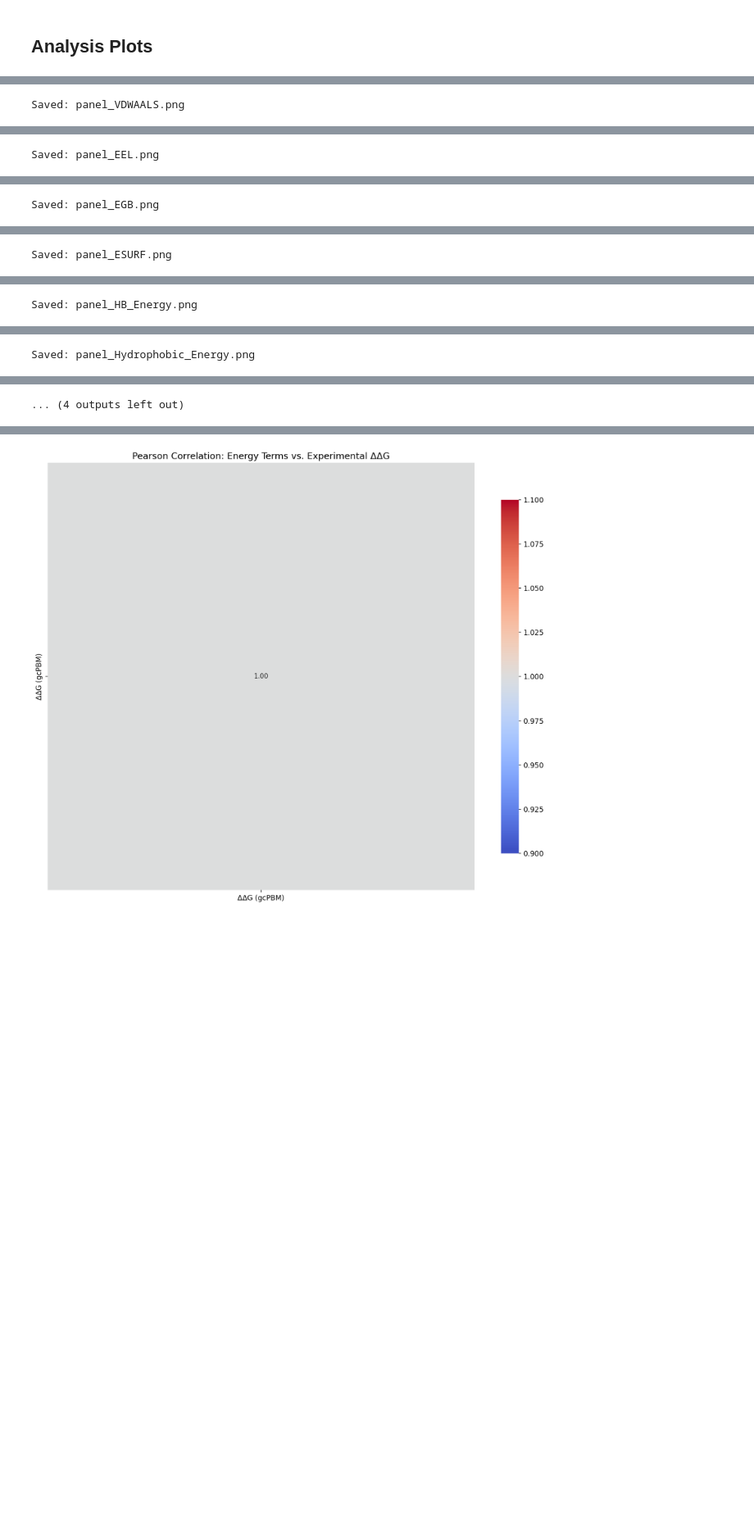
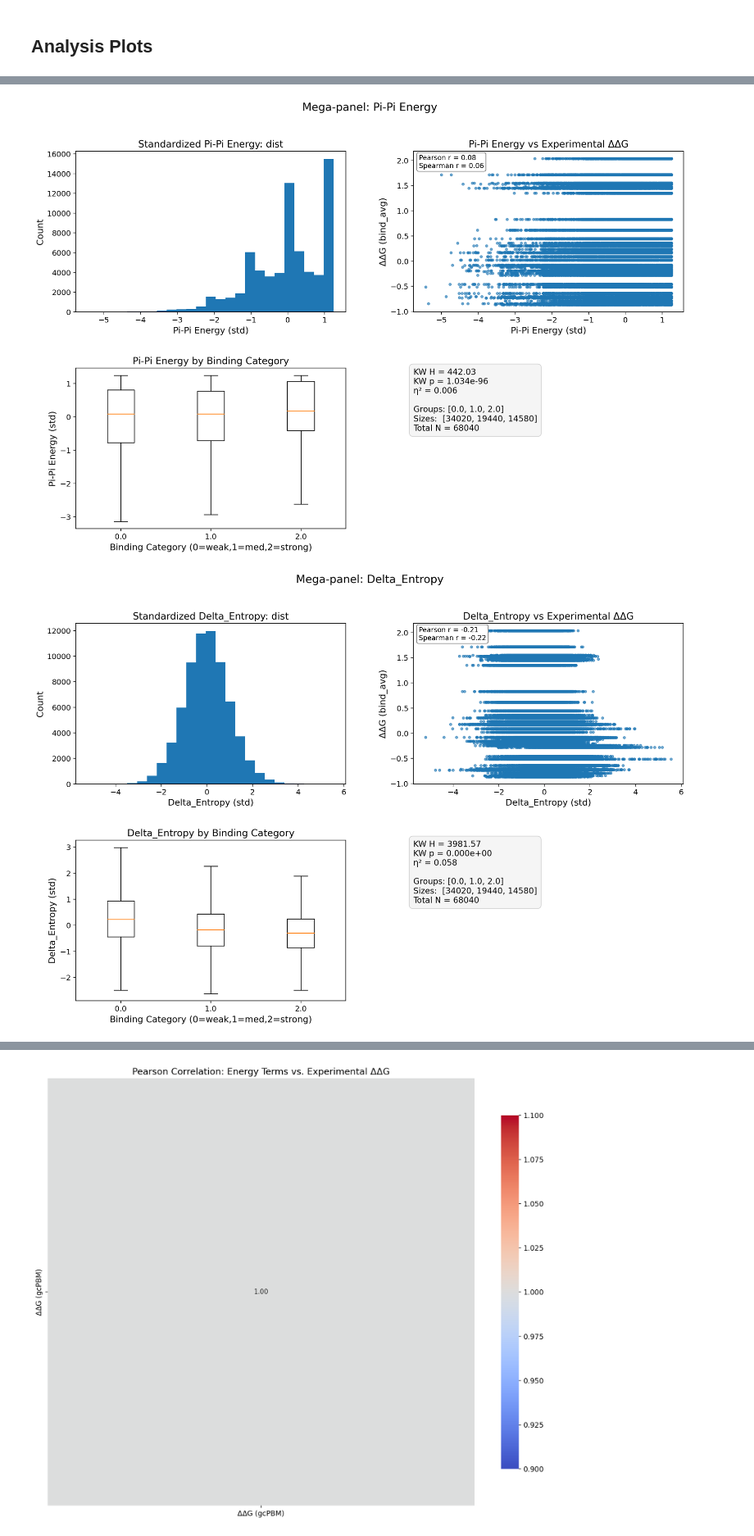
Before and after one commit to Nakshatra120/ML-Protein-DNA-Binding-Affinity, a Jupyter notebook: NOTEBOOK/full_notebook.ipynb, the cells around one changed output, grey strips where cells are left out. Shown at 82% size. Drawn from its saved outputs; the diff is of its cells as text; code cells hidden in the pictures; blank space fills up the shorter version.

Commit message:
removed auto panel saving

```diff
--- a/NOTEBOOK/full_notebook.ipynb
+++ b/NOTEBOOK/full_notebook.ipynb
@@ -291,19 +313,14 @@ def plot_term_panel(df, term, label_col="bind_avg", category_col="binding_type",
 # %%
 # EXAMPLE USAGE:
 energy_terms = test1.drop(columns=['sequence','run']).columns
 for term in energy_terms:
-    plot_term_panel(df, term)
+    plot_term_panel(df, term, save = False)
 # %% [output]
-Saved: panel_VDWAALS.png
 [figure]
-Saved: panel_EEL.png
 [figure]
-Saved: panel_EGB.png
 [figure]
-Saved: panel_ESURF.png
 [figure]
-Saved: panel_HB_Energy.png
 [figure]
-Saved: panel_Hydrophobic_Energy.png
 [figure]
-... (4 outputs left out)
+[figure, added]
+[figure, added]
```
Also changed, not shown: parts of 3 cells of this notebook, 12 other files.
